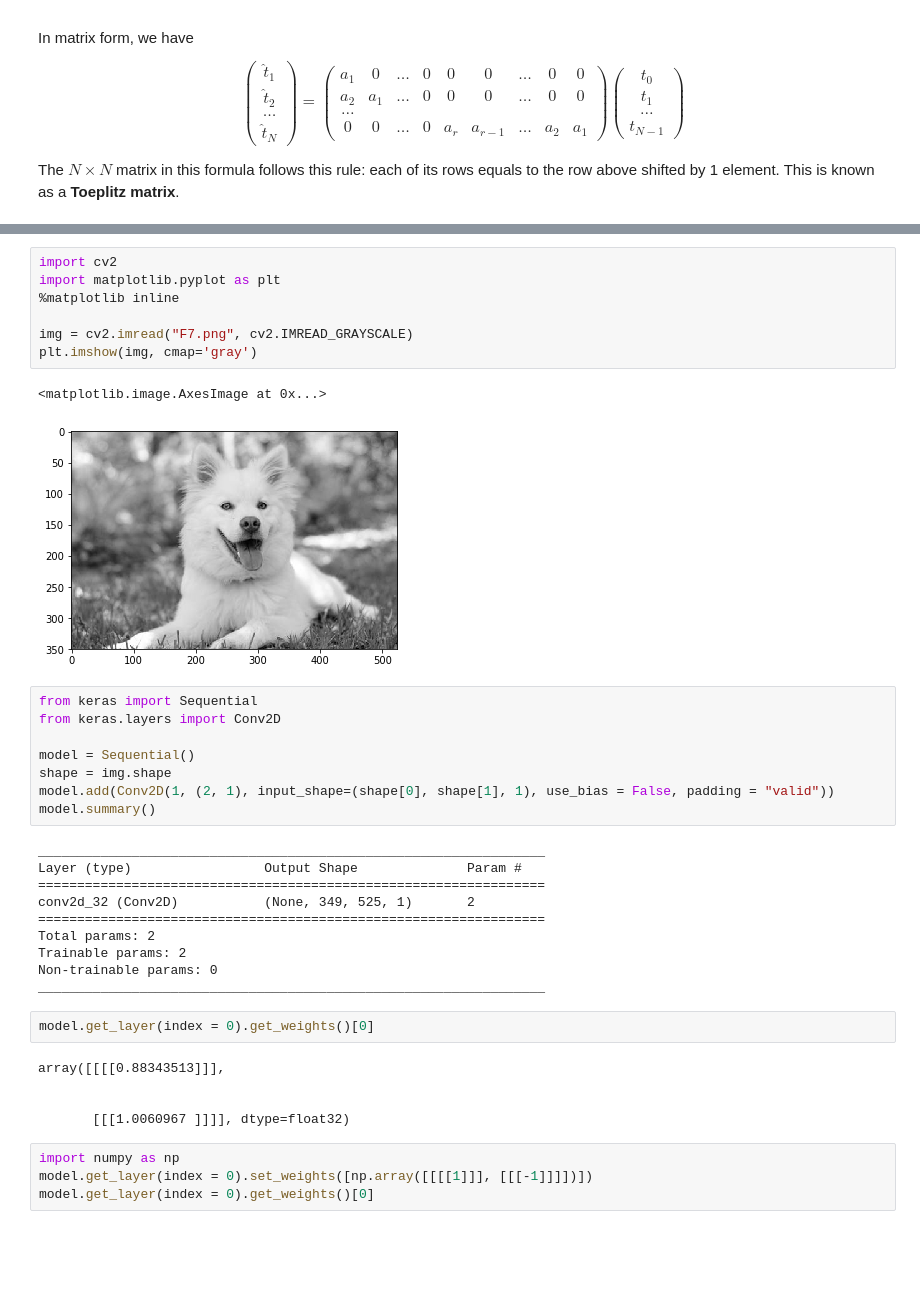
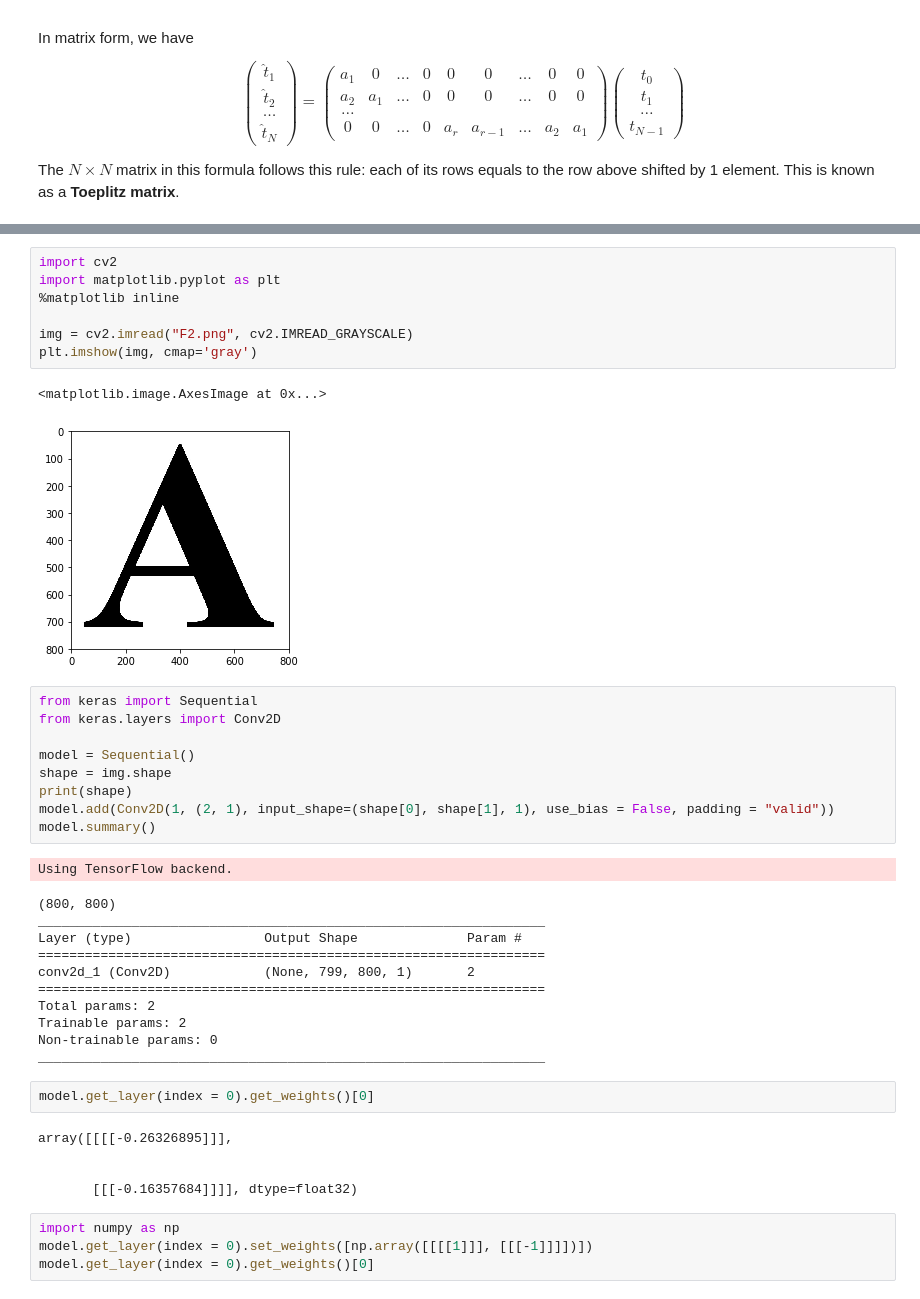
Before and after one commit to riduan91/DSC111, a Jupyter notebook: Lesson4/Amphi/Amphi 4.ipynb, the cells around one changed output, grey strips where cells are left out. Saved outputs shown, nothing was run; the diff lists cells and outputs as text; blank space fills up the shorter version.

```diff
--- a/Lesson4/Amphi/Amphi 4.ipynb
+++ b/Lesson4/Amphi/Amphi 4.ipynb
@@ -212,38 +212,41 @@ Convolution Networks are motivated because:
 # %%
 import cv2
 import matplotlib.pyplot as plt
 %matplotlib inline
 
-img = cv2.imread("F7.png", cv2.IMREAD_GRAYSCALE)
+img = cv2.imread("F2.png", cv2.IMREAD_GRAYSCALE)
 plt.imshow(img, cmap='gray')
 # %% [output]
 <matplotlib.image.AxesImage at 0x...>
-[figure, old version]
+[figure, new version]
 # %%
 from keras import Sequential
 from keras.layers import Conv2D
 
 model = Sequential()
 shape = img.shape
+print(shape)
 model.add(Conv2D(1, (2, 1), input_shape=(shape[0], shape[1], 1), use_bias = False, padding = "valid"))
 model.summary()
 # %% [output]
-_________________________________________________________________
-Layer (type)                 Output Shape              Param #
-=================================================================
-conv2d_32 (Conv2D)           (None, 349, 525, 1)       2
-=================================================================
-Total params: 2
-Trainable params: 2
-Non-trainable params: 0
-_________________________________________________________________
+Using TensorFlow backend.
+(800, 800)
+_________________________________________________________________
+Layer (type)                 Output Shape              Param #
+=================================================================
+conv2d_1 (Conv2D)            (None, 799, 800, 1)       2
+=================================================================
+Total params: 2
+Trainable params: 2
+Non-trainable params: 0
+_________________________________________________________________
 # %%
 model.get_layer(index = 0).get_weights()[0]
 # %% [output]
-array([[[[0.88343513]]],
+array([[[[-0.26326895]]],
 
 
-       [[[1.0060967 ]]]], dtype=float32)
+       [[[-0.16357684]]]], dtype=float32)
 # %%
 import numpy as np
 model.get_layer(index = 0).set_weights([np.array([[[[1]]], [[[-1]]]])])
```
Also changed, not shown: parts of 39 cells of this notebook, 10 other files.
